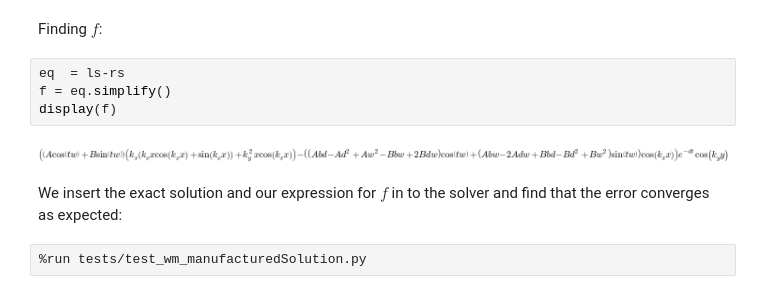
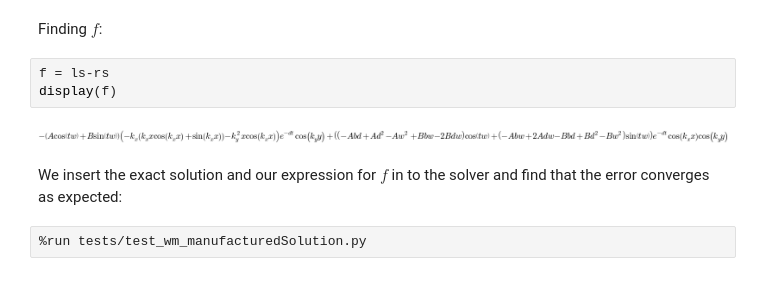
Before and after one commit to miladh/inf5620, a Jupyter notebook: waveEquation/doc/src/waveEquation.ipynb, the cells around one changed output. Saved outputs shown, nothing was run; the diff lists cells and outputs as text.

```diff
--- a/waveEquation/doc/src/waveEquation.ipynb
+++ b/waveEquation/doc/src/waveEquation.ipynb
@@ -591,11 +603,10 @@ display(u_xx,u_yy,rs)
 # %% [markdown]
 Finding $f$:
 # %%
-eq  = ls-rs
-f = eq.simplify()
+f = ls-rs
 display(f)
 # %% [output]
-[figure, old version]
+[figure, new version]
 # %% [markdown]
 We insert the exact solution and our expression for $f$ in to the solver and find that the error converges as expected:
 # %%
```
Also changed, not shown: parts of 5 cells of this notebook.
